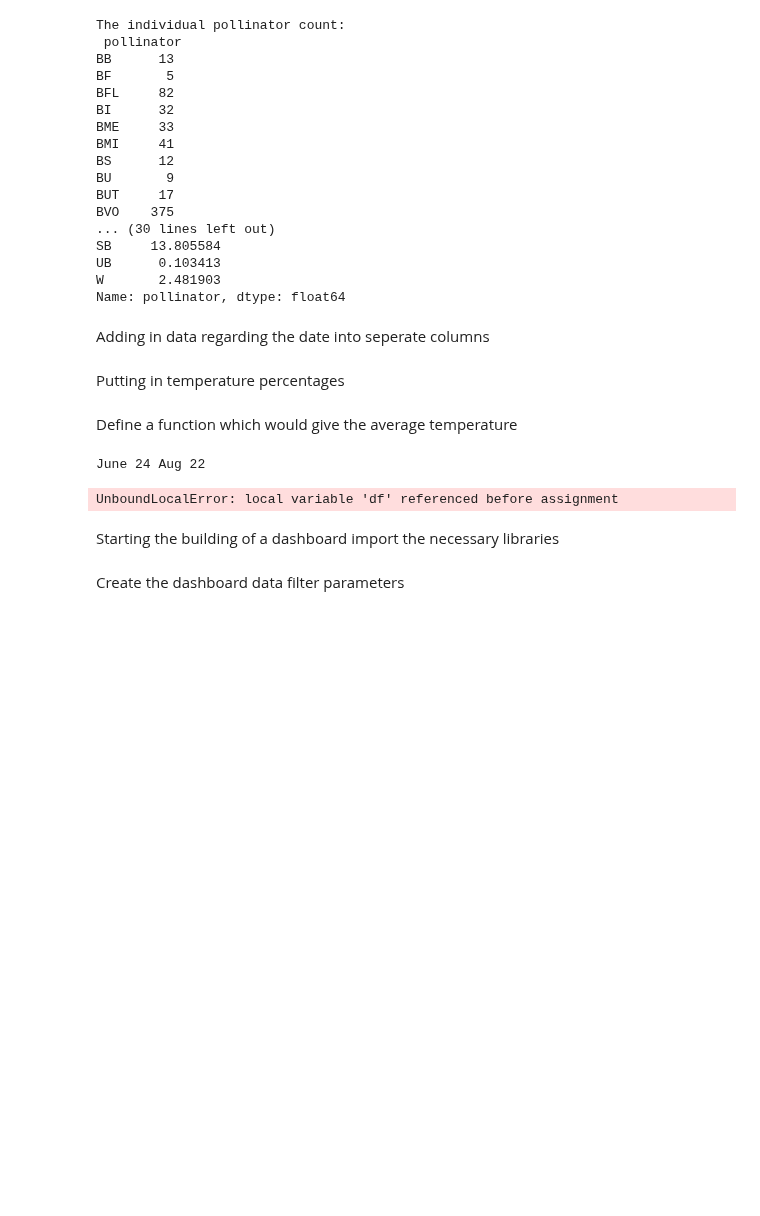
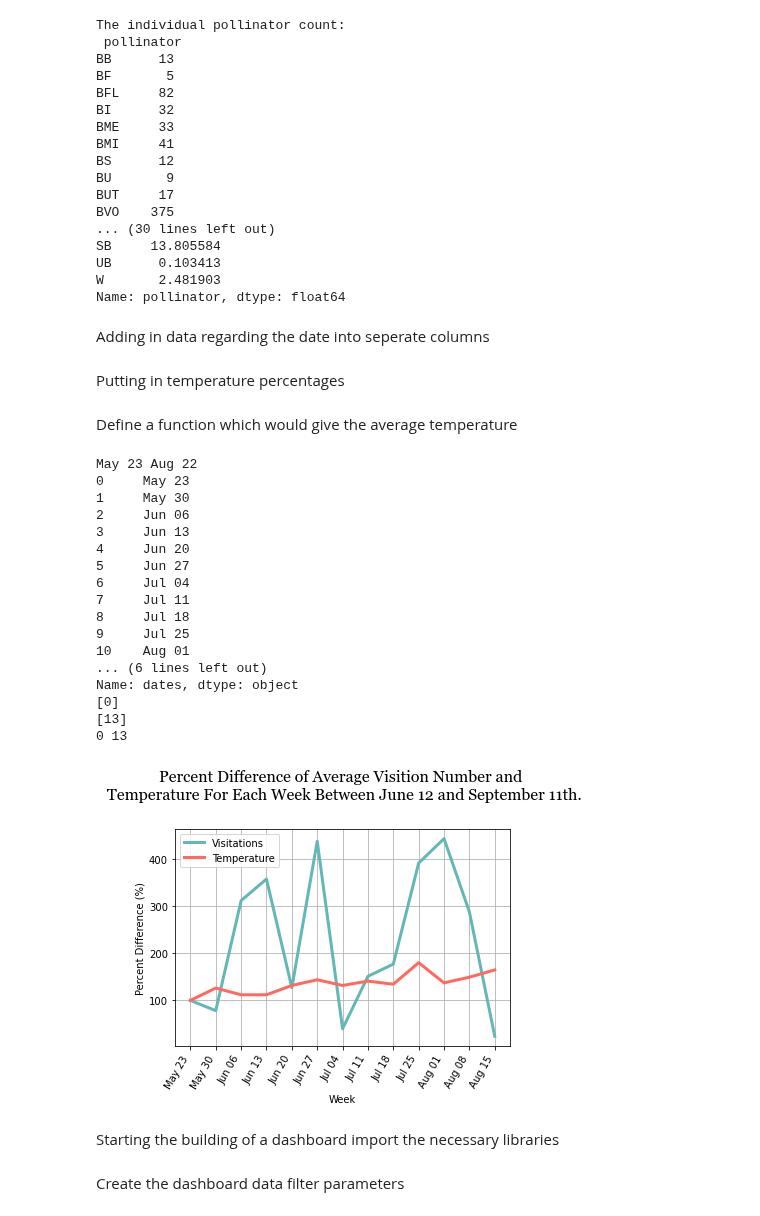
Before and after one commit to lizard777/CPSC_3430_project, a Jupyter notebook: dashboard.ipynb, the cells around one changed output. Cells and saved outputs as stored; diff of their text form; code cells hidden in the pictures; blank space fills up the shorter version.

```diff
--- a/dashboard.ipynb
+++ b/dashboard.ipynb
@@ -182,16 +182,33 @@ def average_per_week(pollinator,dates):
 	#print(pd.to_datetime(df['dates']))
 	#data_set['dates'] = pd.to_datetime(df['dates'])
 	data_set = data_set.sort_values(by = 'datetime_monday_week')
-	data_set['dates'] =data_set['datetime_monday_week'].dt.strftime("%b %d, %Y")
-	#print(data_set)
+	data_set['dates'] =data_set['datetime_monday_week'].dt.strftime("%b %d")
+	data_set['dates'] = data_set['dates'].astype('str')
+	print(data_set['dates'])
+	#print(data_set.dtypes)
 
 	data_set['Abundance_percentage'] = turn_into_percent_difference(data_set['pol_mean'])
 	data_set['Temp_percentage'] = turn_into_percent_difference(data_set['avg_temp'])
 
 	min = dates[0]
+	#print(min,type(min), data_set['dates'][0],type(data_set['dates'][0]))
+	#print(min == data_set['dates'][0])
+	#print(data_set['dates'] == min )
+	indices_1 = data_set.index[data_set['dates'] == min].tolist()
+	print(indices_1)
+
 	max = dates[1]
-	df2 = data_set['dates'].between(min,max,inclusive = False)
-	print(df2)
+	#print(max,type(max))
+	indices_2 = data_set.index[data_set['dates'] == max].tolist()
+	print(indices_2)
+	#max_index = data_set[data_set['dates'] == max].index[0]
+	#print(max_index)
+	print(indices_1[0],indices_2[0])
+	data_set = data_set.iloc[int(indices_1[0]):int(indices_2[0])]
+	#data_set = data_set.to_frame()
+	#print(df2)
+
+	#print(df2,'spagetti')
 	#plotting the graph
 
 	fig, ax = plt.subplots()
@@ -210,10 +227,26 @@ def average_per_week(pollinator,dates):
 	plt.show()
 # %%
 #print(df)
-average_per_week('Bumble',['June 24','Aug 22'])
+average_per_week('Bumble',['May 23','Aug 22'])
 # %% [output]
-June 24 Aug 22
+May 23 Aug 22
+0     May 23
+1     May 30
+2     Jun 06
+3     Jun 13
+4     Jun 20
+5     Jun 27
+6     Jul 04
+7     Jul 11
+8     Jul 18
+9     Jul 25
+10    Aug 01
+... (6 lines left out)
+Name: dates, dtype: object
+[0]
+[13]
+0 13
-UnboundLocalError: local variable 'df' referenced before assignment
+[figure, added]
 # %% [markdown]
 Starting the building of a dashboard
 import the necessary libraries
```
Also changed, not shown: parts of 1 cell of this notebook.
